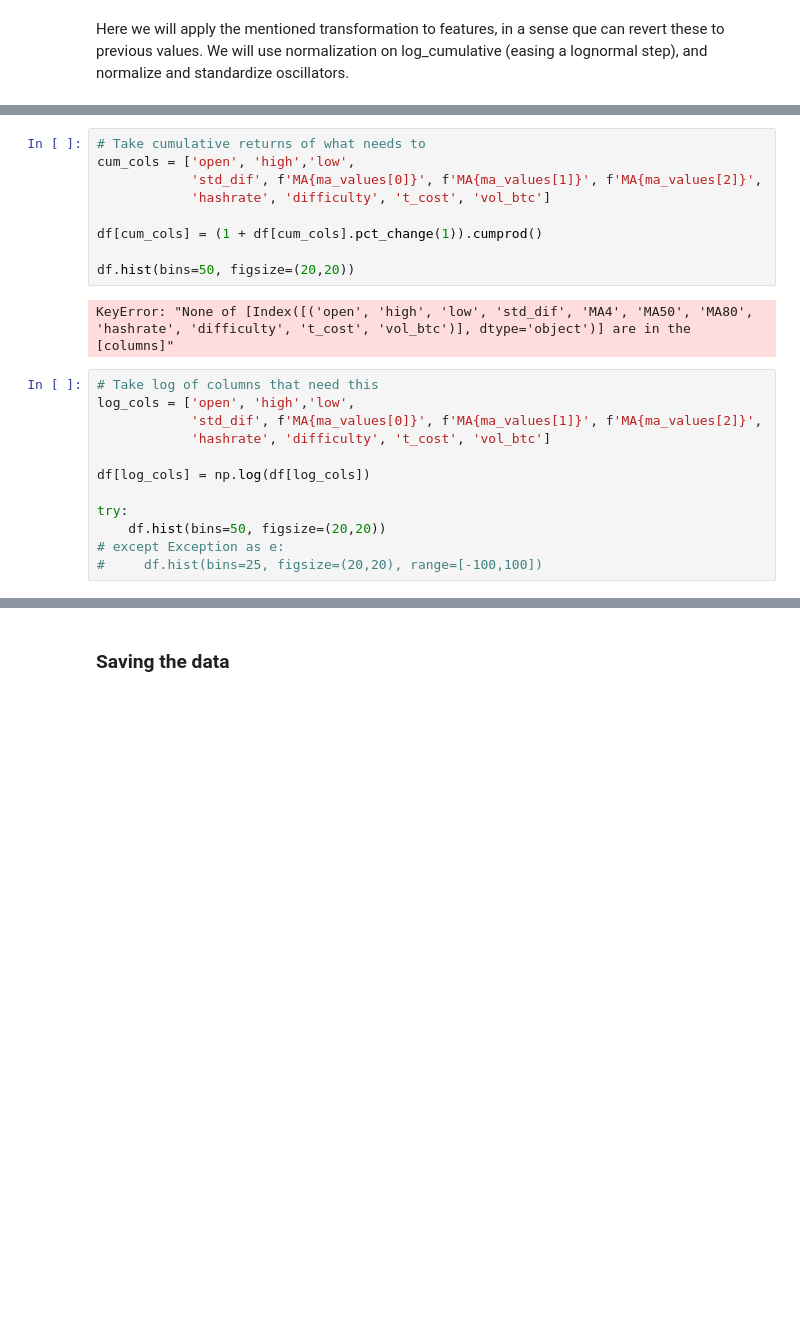
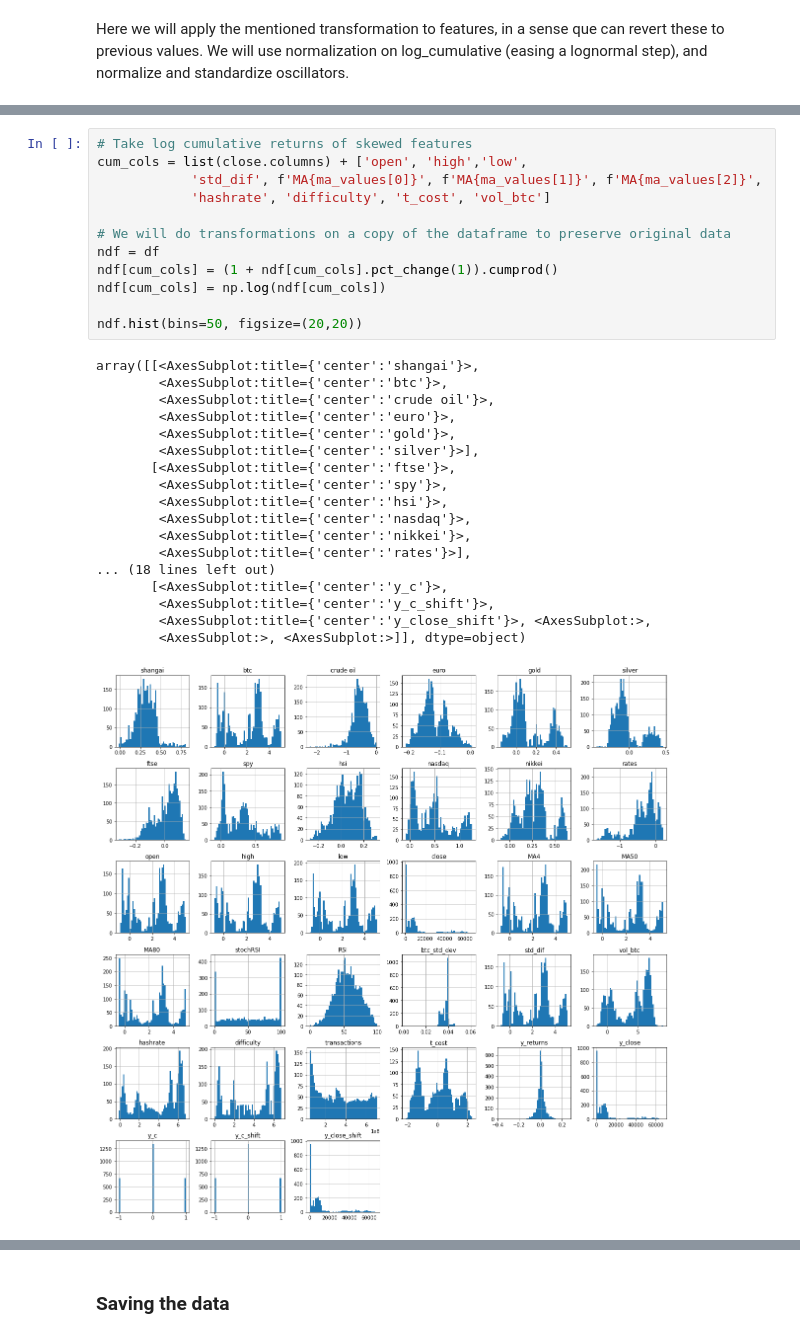
Before and after one commit to renejra/azure-ml-engineer, a Jupyter notebook: capstone/1 - data sourcing.ipynb, the cells around one changed output, grey strips where cells are left out. Drawn from its saved outputs; the diff is of its cells as text; blank space fills up the shorter version.

Commit message:
finished data sourcing

```diff
--- a/capstone/1 - data sourcing.ipynb
+++ b/capstone/1 - data sourcing.ipynb
@@ -565,24 +638,32 @@ array([[<AxesSubplot:title={'center':'shangai'}>,
 # %%
-# Take cumulative returns of what needs to
-cum_cols = ['open', 'high','low',
+# Take log cumulative returns of skewed features
+cum_cols = list(close.columns) + ['open', 'high','low',
             'std_dif', f'MA{ma_values[0]}', f'MA{ma_values[1]}', f'MA{ma_values[2]}',
             'hashrate', 'difficulty', 't_cost', 'vol_btc']
 
-df[cum_cols] = (1 + df[cum_cols].pct_change(1)).cumprod()
+# We will do transformations on a copy of the dataframe to preserve original data
+ndf = df
+ndf[cum_cols] = (1 + ndf[cum_cols].pct_change(1)).cumprod()
+ndf[cum_cols] = np.log(ndf[cum_cols])
 
-df.hist(bins=50, figsize=(20,20))
+ndf.hist(bins=50, figsize=(20,20))
 # %% [output]
-KeyError: "None of [Index([('open', 'high', 'low', 'std_dif', 'MA4', 'MA50', 'MA80', 'hashrate', 'difficulty', 't_cost', 'vol_btc')], dtype='object')] are in the [columns]"
+array([[<AxesSubplot:title={'center':'shangai'}>,
+        <AxesSubplot:title={'center':'btc'}>,
+        <AxesSubplot:title={'center':'crude oil'}>,
+        <AxesSubplot:title={'center':'euro'}>,
+        <AxesSubplot:title={'center':'gold'}>,
+        <AxesSubplot:title={'center':'silver'}>],
+       [<AxesSubplot:title={'center':'ftse'}>,
+        <AxesSubplot:title={'center':'spy'}>,
+        <AxesSubplot:title={'center':'hsi'}>,
+        <AxesSubplot:title={'center':'nasdaq'}>,
+        <AxesSubplot:title={'center':'nikkei'}>,
+        <AxesSubplot:title={'center':'rates'}>],
+... (18 lines left out)
+       [<AxesSubplot:title={'center':'y_c'}>,
+        <AxesSubplot:title={'center':'y_c_shift'}>,
+        <AxesSubplot:title={'center':'y_close_shift'}>, <AxesSubplot:>,
+        <AxesSubplot:>, <AxesSubplot:>]], dtype=object)
+[figure, added]
-# %%
-# Take log of columns that need this
-log_cols = ['open', 'high','low',
-            'std_dif', f'MA{ma_values[0]}', f'MA{ma_values[1]}', f'MA{ma_values[2]}',
-            'hashrate', 'difficulty', 't_cost', 'vol_btc']
-
-df[log_cols] = np.log(df[log_cols])
-
-try:
-    df.hist(bins=50, figsize=(20,20))
-# except Exception as e:
-#     df.hist(bins=25, figsize=(20,20), range=[-100,100])
 # %%
```
Also changed, not shown: parts of 40 cells of this notebook, 4 other files.
